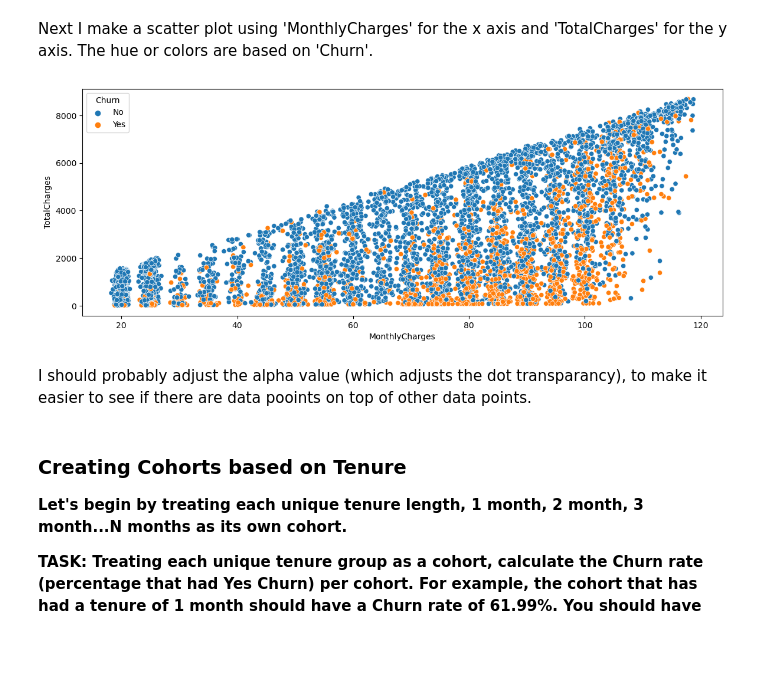
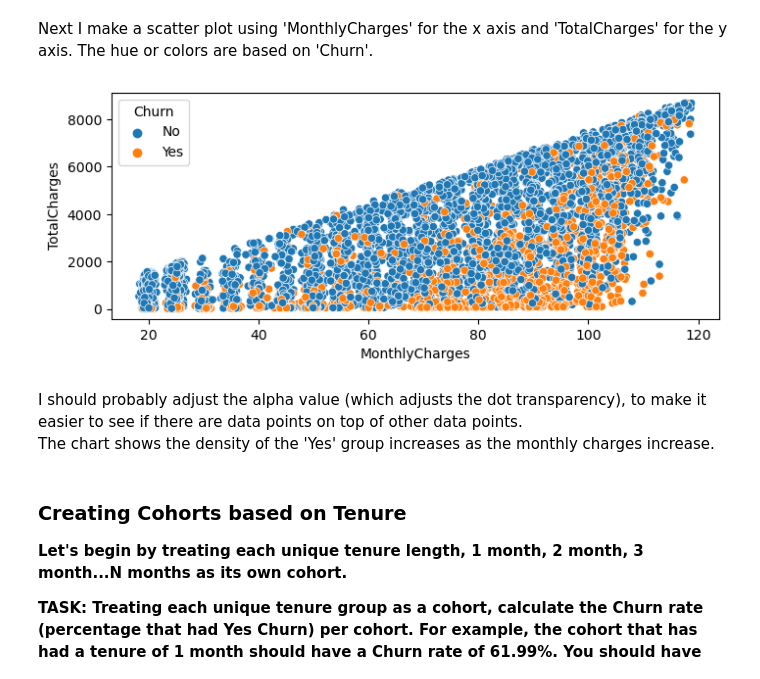
Before and after one commit to Joseph-J-Burton/Supervised-Learning-Capstone, a Jupyter notebook: 04-Sup-Learning-Capstone-Tree-Methods-Joe_porf.ipynb, the cells around one changed output. Cells and saved outputs as stored; diff of their text form; code cells hidden in the pictures; blank space fills up the shorter version.

```diff
--- a/04-Sup-Learning-Capstone-Tree-Methods-Joe_porf.ipynb
+++ b/04-Sup-Learning-Capstone-Tree-Methods-Joe_porf.ipynb
@@ -314,12 +315,13 @@ Index(['customerID', 'gender', 'SeniorCitizen', 'Partner', 'Dependents',
 # %% [markdown]
 Next I make a scatter plot using 'MonthlyCharges' for the x axis and 'TotalCharges' for the y axis. The hue or colors are based on 'Churn'.
 # %%
-plt.figure(figsize=(14,5))
+plt.figure(figsize=(8,3))
 sns.scatterplot(data=df,x='MonthlyCharges',y='TotalCharges',hue='Churn');
 # %% [output]
-[figure, old version]
+[figure, new version]
 # %% [markdown]
-I should probably adjust the alpha value (which adjusts the dot transparancy), to make it easier to see if there are data pooints on top of other data points.
+I should probably adjust the alpha value (which adjusts the dot transparency), to make it easier to see if there are data points on top of other data points.
+The chart shows the density of the 'Yes' group increases as the monthly charges increase.
 # %% [markdown]
 ### Creating Cohorts based on Tenure
 
```
Also changed, not shown: parts of 118 cells of this notebook, 1 other file.
